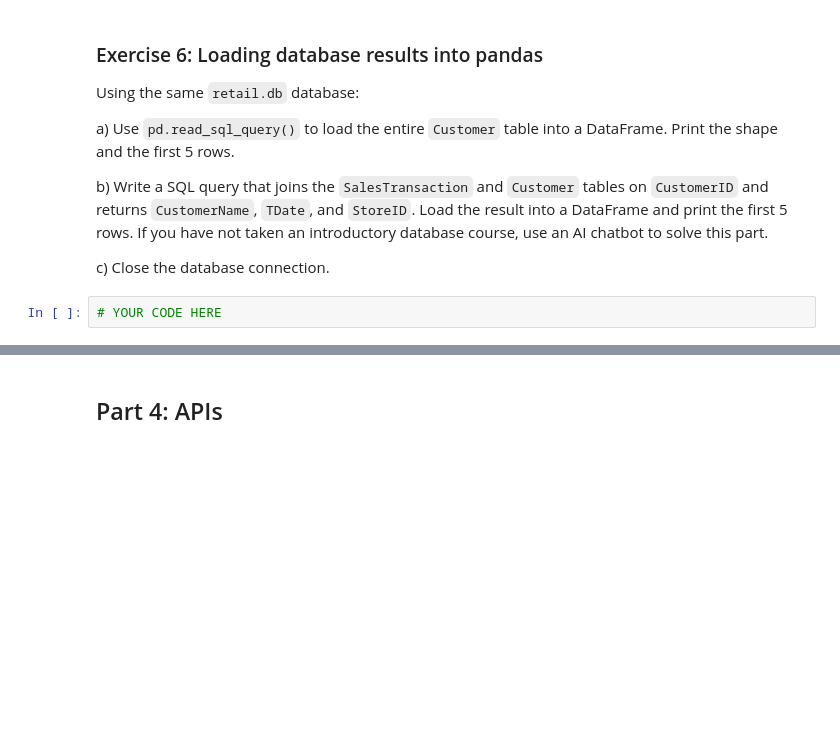
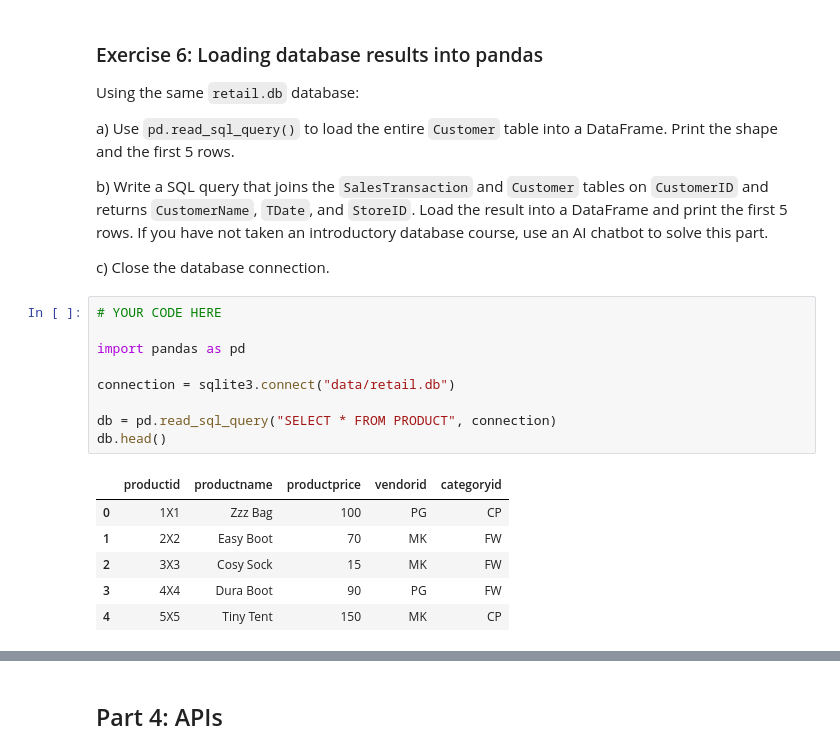
Before and after one commit to LeBy4/Leander_PythonForBusinessInt2026, a Jupyter notebook: exercises/E3_exercise.ipynb, the cells around one changed output, grey strips where cells are left out. Drawn from its saved outputs; the diff is of its cells as text; blank space fills up the shorter version.

```diff
--- a/exercises/E3_exercise.ipynb
+++ b/exercises/E3_exercise.ipynb
@@ -302,3 +302,17 @@ b) Write a SQL query that joins the `SalesTransaction` and `Customer` tables on
 c) Close the database connection.
 # %%
 # YOUR CODE HERE
+
+import pandas as pd
+
+connection = sqlite3.connect("data/retail.db")
+
+db = pd.read_sql_query("SELECT * FROM PRODUCT", connection)
+db.head()
+# %% [output]
+|  | productid | productname | productprice | vendorid | categoryid |
+| 0 | 1X1 | Zzz Bag | 100 | PG | CP |
+| 1 | 2X2 | Easy Boot | 70 | MK | FW |
+| 2 | 3X3 | Cosy Sock | 15 | MK | FW |
+| 3 | 4X4 | Dura Boot | 90 | PG | FW |
+| 4 | 5X5 | Tiny Tent | 150 | MK | CP |
```
Also changed, not shown: parts of 16 cells of this notebook, 5 other files.
